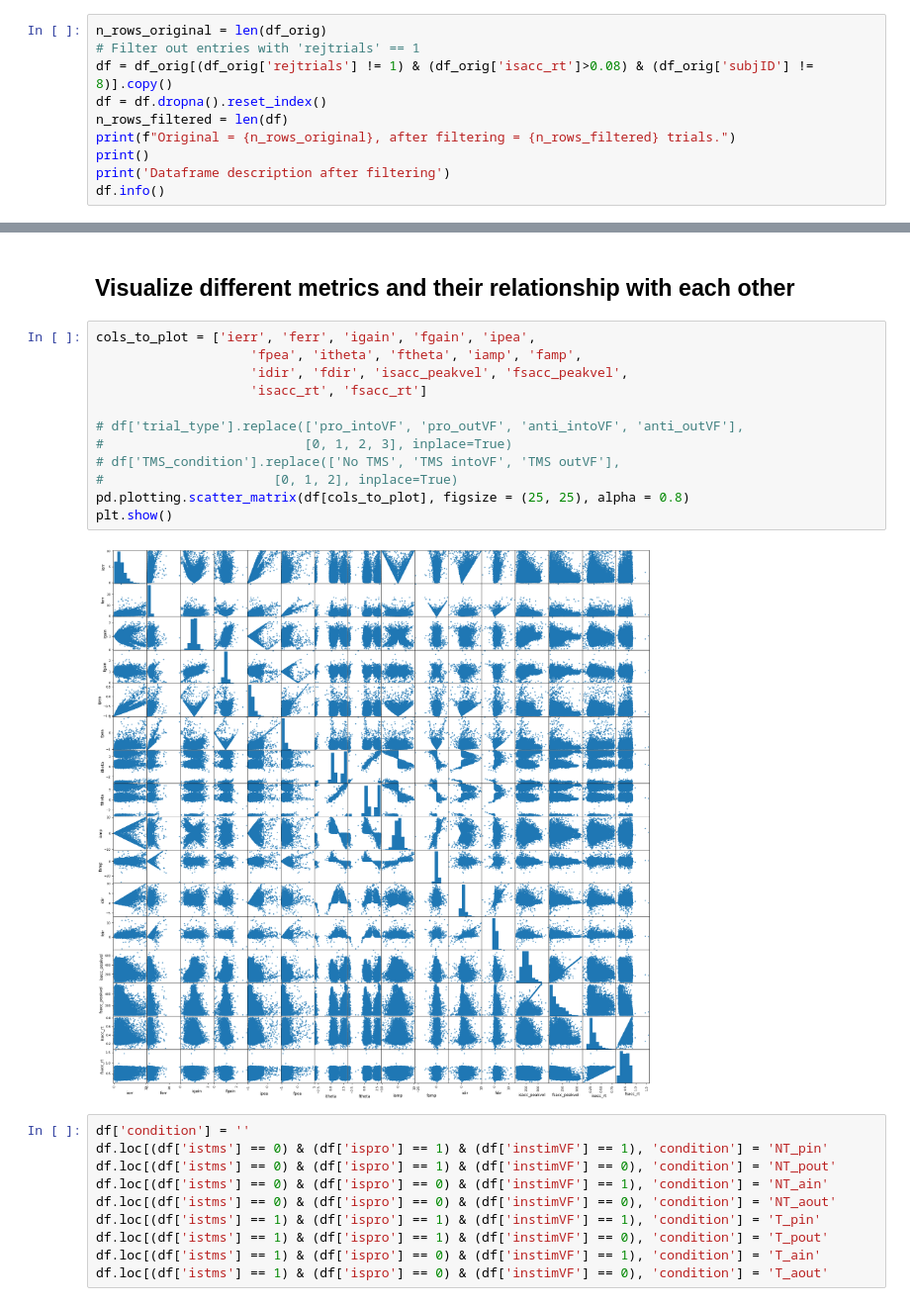
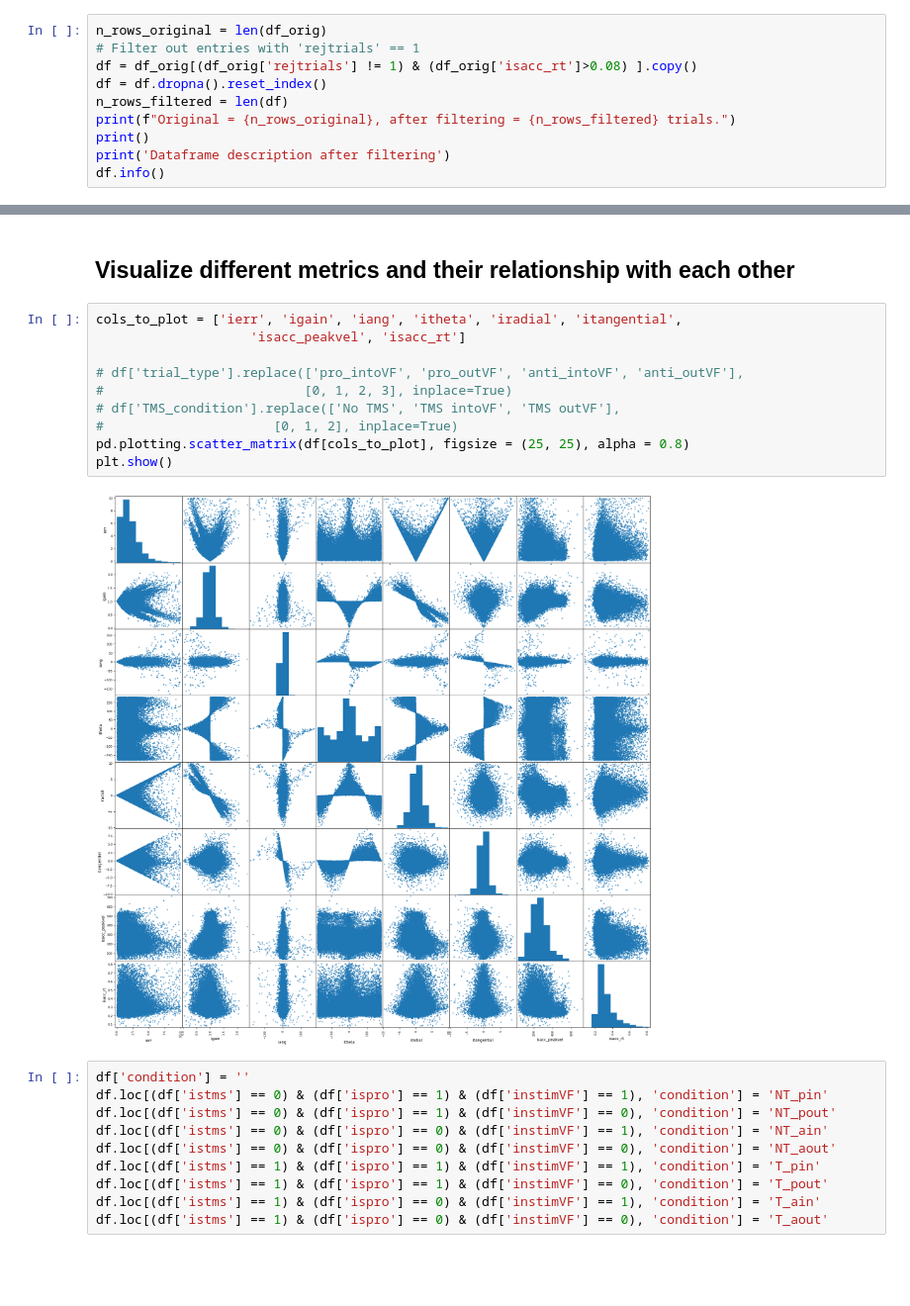
Before and after one commit to mindemory/mgs_stimul, a Jupyter notebook: mgsAnalysis/analysisEye/main.ipynb, the cells around one changed output, grey strips where cells are left out. Shown at 99% size. Saved outputs shown, nothing was run; the diff lists cells and outputs as text; blank space fills up the shorter version.

```diff
--- a/mgsAnalysis/analysisEye/main.ipynb
+++ b/mgsAnalysis/analysisEye/main.ipynb
@@ -58,7 +58,7 @@ df_orig.describe(include=object)
 # %%
 n_rows_original = len(df_orig)
 # Filter out entries with 'rejtrials' == 1
-df = df_orig[(df_orig['rejtrials'] != 1) & (df_orig['isacc_rt']>0.08) & (df_orig['subjID'] != 8)].copy()
+df = df_orig[(df_orig['rejtrials'] != 1) & (df_orig['isacc_rt']>0.08) ].copy()
 df = df.dropna().reset_index()
 n_rows_filtered = len(df)
 print(f"Original = {n_rows_original}, after filtering = {n_rows_filtered} trials.")
@@ -553,19 +519,17 @@ plt.hist(amp_err, bins = 20)
 # %% [markdown]
 ## Visualize different metrics and their relationship with each other
 # %%
-cols_to_plot = ['ierr', 'ferr', 'igain', 'fgain', 'ipea',
-                    'fpea', 'itheta', 'ftheta', 'iamp', 'famp',
-                    'idir', 'fdir', 'isacc_peakvel', 'fsacc_peakvel',
-                    'isacc_rt', 'fsacc_rt']
+cols_to_plot = ['ierr', 'igain', 'iang', 'itheta', 'iradial', 'itangential',
+                    'isacc_peakvel', 'isacc_rt']
 
 # df['trial_type'].replace(['pro_intoVF', 'pro_outVF', 'anti_intoVF', 'anti_outVF'],
 #                          [0, 1, 2, 3], inplace=True)
 # df['TMS_condition'].replace(['No TMS', 'TMS intoVF', 'TMS outVF'],
 #                      [0, 1, 2], inplace=True)
 pd.plotting.scatter_matrix(df[cols_to_plot], figsize = (25, 25), alpha = 0.8)
 plt.show()
 # %% [output]
-[figure, old version]
+[figure, new version]
 # %%
 df['condition'] = ''
 df.loc[(df['istms'] == 0) & (df['ispro'] == 1) & (df['instimVF'] == 1), 'condition'] = 'NT_pin'
```
Also changed, not shown: parts of 17 cells of this notebook, 1 other file.
